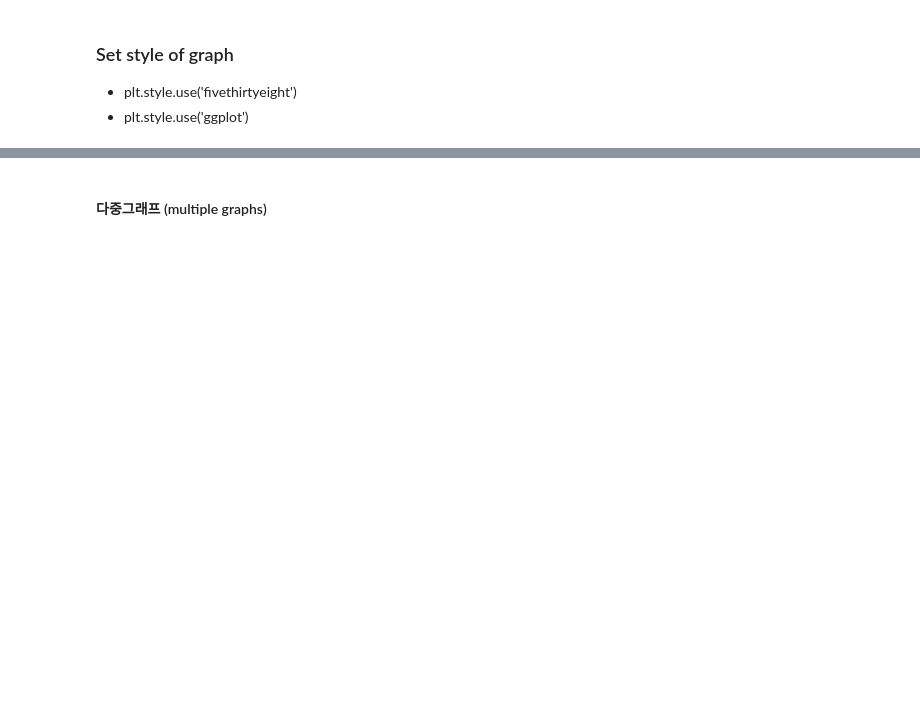
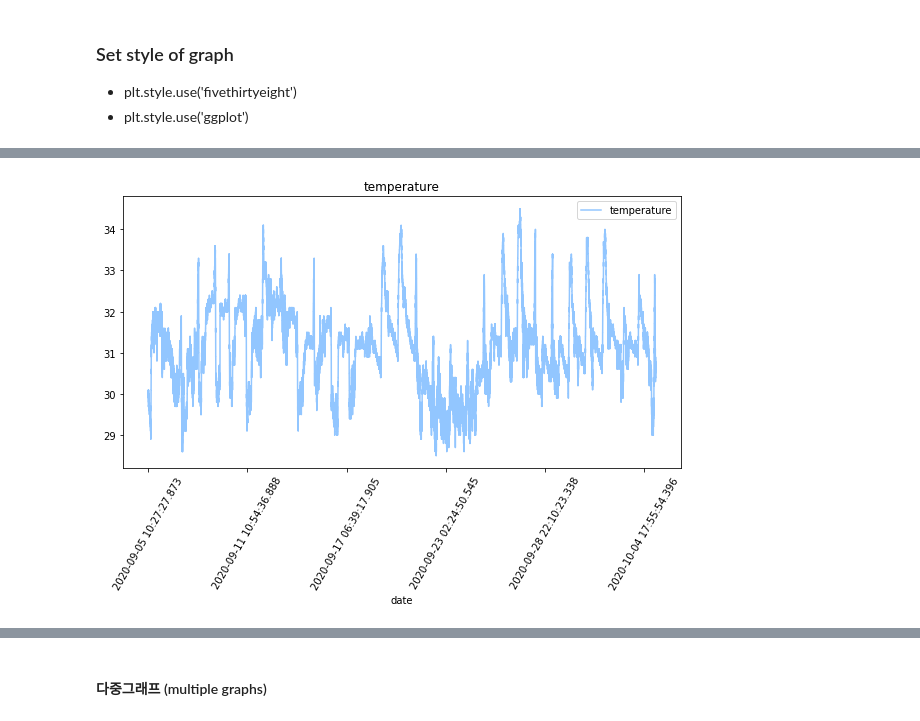
Before and after one commit to KTM001/PDM01, a Jupyter notebook: py-pandas/pandas_6_iot_nano33_0.ipynb, the cells around one changed output, grey strips where cells are left out. Drawn from its saved outputs; the diff is of its cells as text; code cells hidden in the pictures; blank space fills up the shorter version.

```diff
--- a/py-pandas/pandas_6_iot_nano33_0.ipynb
+++ b/py-pandas/pandas_6_iot_nano33_0.ipynb
@@ -272,6 +300,9 @@ plt.style.available
 # %%
 iot_data.plot(x='date', y='temperature', figsize=(10,5), title='temperature')
 plt.style.use('seaborn-pastel') # 'seaborn-pastel', 'fivethirtyeight'
+plt.xticks(rotation=60)
 plt.show()
+# %% [output]
+[figure, added]
 # %%
 iot_data.plot(x='date', y='temperature', figsize=(10,5), title='temperature')
```
Also changed, not shown: parts of 13 cells of this notebook.
